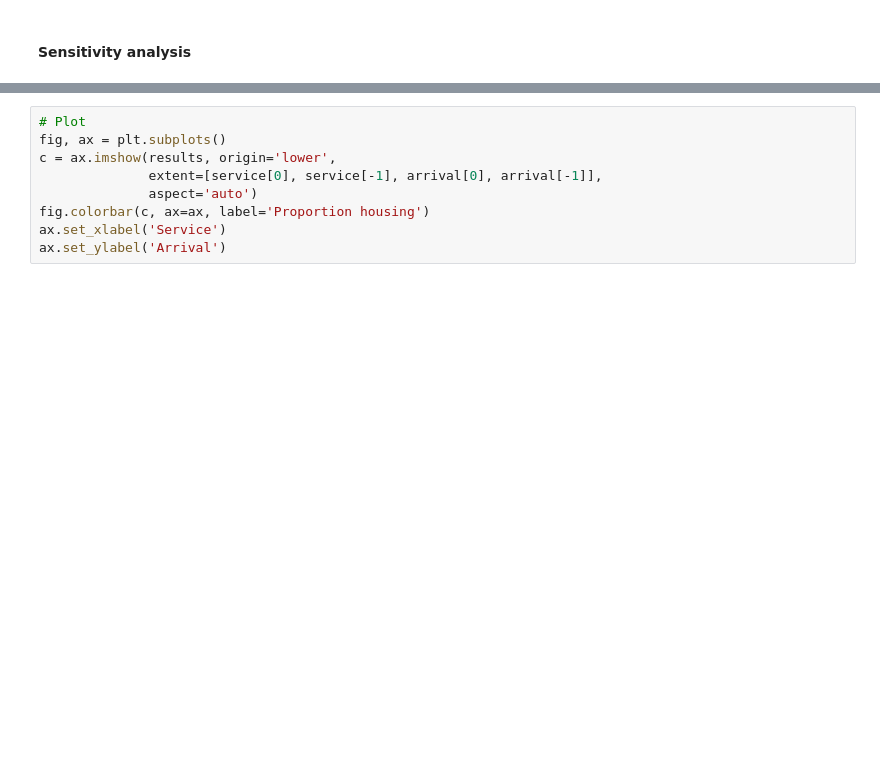
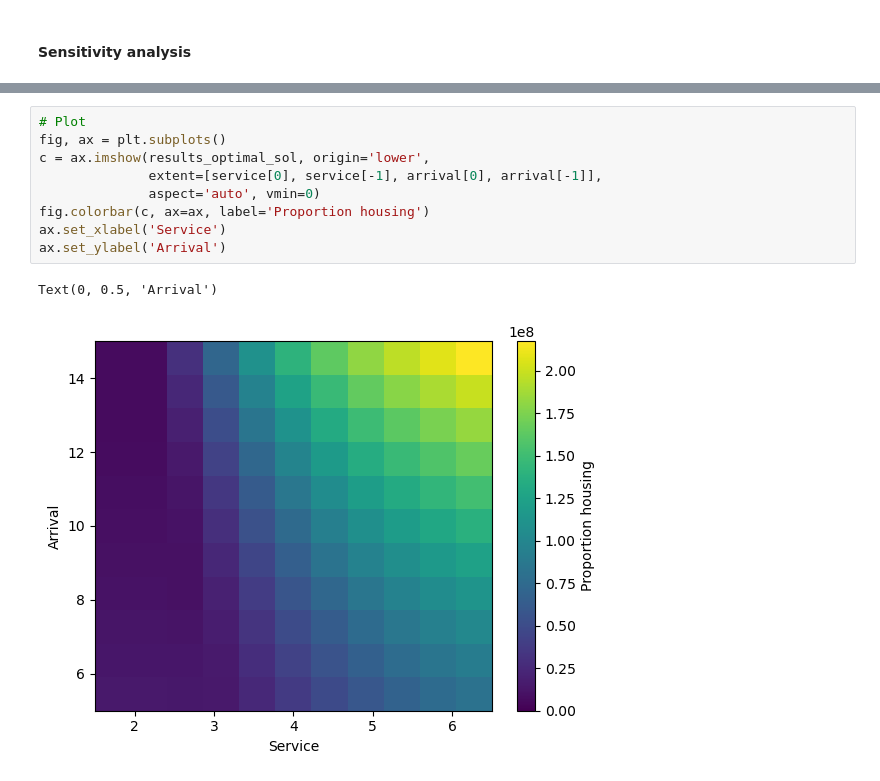
Before and after one commit to grahamburgess3/tvcp, a Jupyter notebook: NumericalResults.ipynb, the cells around one changed output, grey strips where cells are left out. Drawn from its saved outputs; the diff is of its cells as text; blank space fills up the shorter version.

```diff
--- a/NumericalResults.ipynb
+++ b/NumericalResults.ipynb
@@ -373,9 +416,12 @@ for i, p1 in enumerate(arrival):
 # %%
 # Plot
 fig, ax = plt.subplots()
-c = ax.imshow(results, origin='lower',
+c = ax.imshow(results_optimal_sol, origin='lower',
               extent=[service[0], service[-1], arrival[0], arrival[-1]],
-              aspect='auto')
+              aspect='auto', vmin=0)
 fig.colorbar(c, ax=ax, label='Proportion housing')
 ax.set_xlabel('Service')
 ax.set_ylabel('Arrival')
+# %% [output]
+Text(0, 0.5, 'Arrival')
+[figure, added]
```
Also changed, not shown: parts of 4 cells of this notebook.
